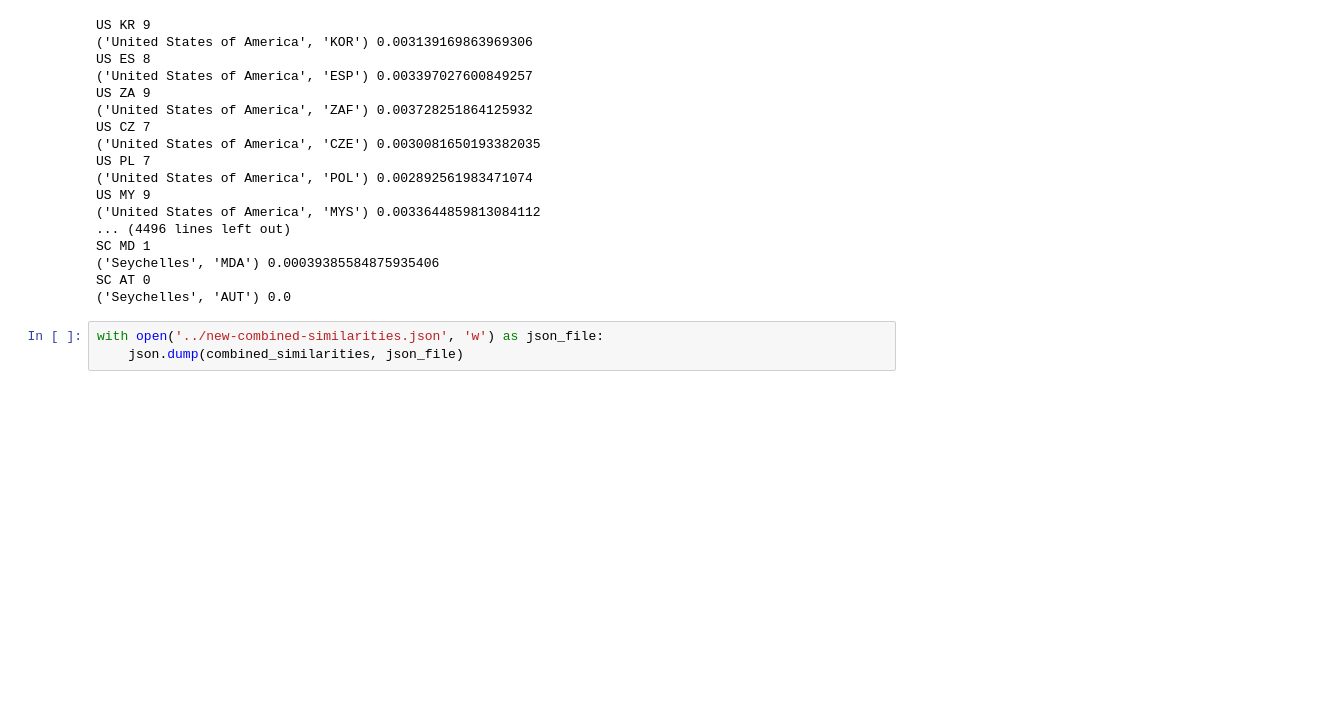
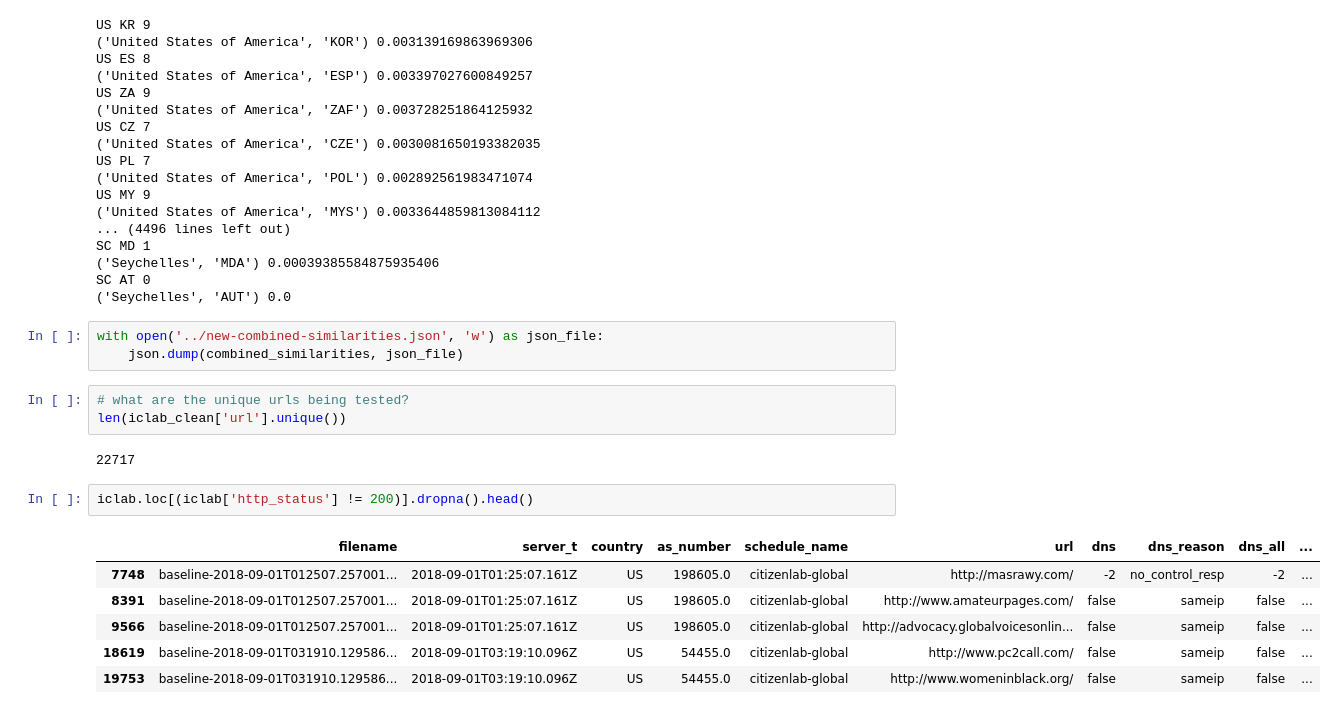
Before and after one commit to lilybhattacharjee5/polisci-vis, a Jupyter notebook: notebooks/iclab-data-files.ipynb, the cells around one changed output. Cells and saved outputs as stored; diff of their text form; blank space fills up the shorter version.

Commit message:
updated iclab-data-files ipython notebook with a closer look at censorship column values

```diff
--- a/notebooks/iclab-data-files.ipynb
+++ b/notebooks/iclab-data-files.ipynb
@@ -202,3 +205,17 @@ SC AT 0
 # %%
 with open('../new-combined-similarities.json', 'w') as json_file:
     json.dump(combined_similarities, json_file)
+# %%
+# what are the unique urls being tested?
+len(iclab_clean['url'].unique())
+# %% [output]
+22717
+# %%
+iclab.loc[(iclab['http_status'] != 200)].dropna().head()
+# %% [output]
+|  | filename | server_t | country | as_number | schedule_name | url | dns | dns_reason | dns_all | ... |
+| 7748 | baseline-2018-09-01T012507.257001... | 2018-09-01T01:25:07.161Z | US | 198605.0 | citizenlab-global | http://masrawy.com/ | -2 | no_control_resp | -2 | ... |
+| 8391 | baseline-2018-09-01T012507.257001... | 2018-09-01T01:25:07.161Z | US | 198605.0 | citizenlab-global | http://www.amateurpages.com/ | false | sameip | false | ... |
+| 9566 | baseline-2018-09-01T012507.257001... | 2018-09-01T01:25:07.161Z | US | 198605.0 | citizenlab-global | http://advocacy.globalvoicesonlin... | false | sameip | false | ... |
+| 18619 | baseline-2018-09-01T031910.129586... | 2018-09-01T03:19:10.096Z | US | 54455.0 | citizenlab-global | http://www.pc2call.com/ | false | sameip | false | ... |
+| 19753 | baseline-2018-09-01T031910.129586... | 2018-09-01T03:19:10.096Z | US | 54455.0 | citizenlab-global | http://www.womeninblack.org/ | false | sameip | false | ... |
```
Also changed, not shown: parts of 10 cells of this notebook.
